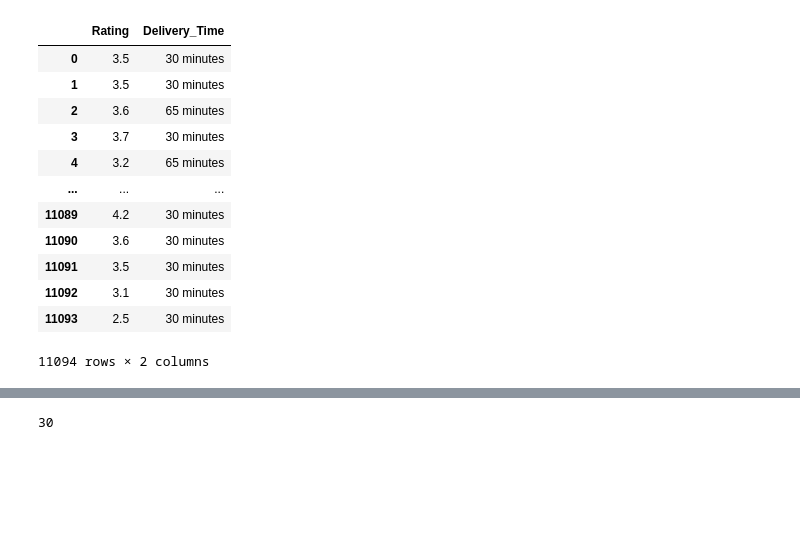
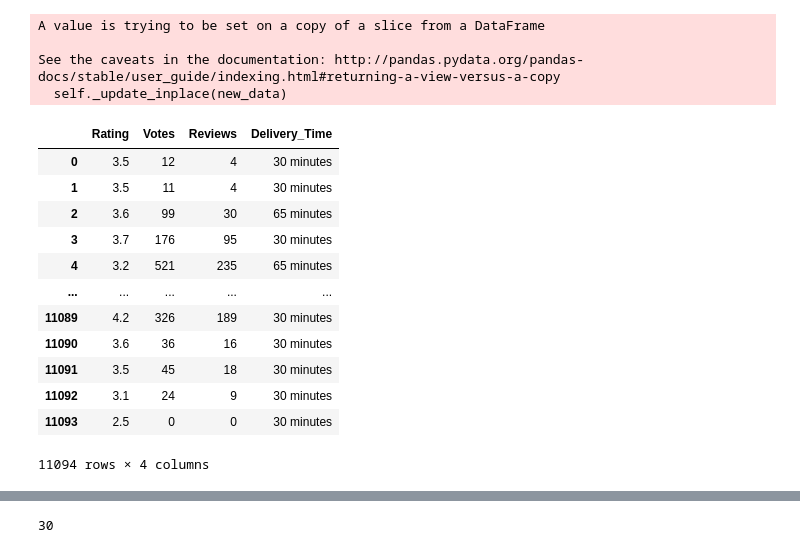
Before and after one commit to skhadirahmed/Colab, a Jupyter notebook: Food Delivery/MH_Food_delivery_time.ipynb, the cells around one changed output, grey strips where cells are left out. Drawn from its saved outputs; the diff is of its cells as text; code cells hidden in the pictures; blank space fills up the shorter version.

```diff
--- a/Food Delivery/MH_Food_delivery_time.ipynb
+++ b/Food Delivery/MH_Food_delivery_time.ipynb
@@ -27,4 +37,4 @@ X = Data_Train.copy()
 # %%
-X.dropna(axis=0,subset=['Delivery_Time'],inplace=True)
-y= X.Delivery_Time
-X.drop(['Delivery_Time'],axis=1,inplace=True)
+#X.dropna(axis=0,subset=['Delivery_Time'],inplace=True)  #Dropping any rows with the predicting feature empty/NaN
+#y= X.Delivery_Time  #Setting the predicting feature
+#X.drop(['Delivery_Time'],axis=1,inplace=True) #Removing the Predicting feature from X
@@ -69,19 +67,26 @@ Name: Delivery_Time, Length: 11094, dtype: object
 # %%
-X_rating = X_rating.replace(["NEW","-","Opening Soon",'Temporarily Closed'],2.5)
+X_f.Rating.replace(["NEW","-","Opening Soon",'Temporarily Closed'],2.5,inplace=True)
+X_f.Votes.replace(["-"],0,inplace=True)
+X_f.Reviews.replace(["-"],0,inplace=True)
+# %% [output]
+A value is trying to be set on a copy of a slice from a DataFrame
+
+See the caveats in the documentation: http://pandas.pydata.org/pandas-docs/stable/user_guide/indexing.html#returning-a-view-versus-a-copy
+  self._update_inplace(new_data)
-# %%
-X_rating
-# %% [output]
-|  | Rating | Delivery_Time |
-| 0 | 3.5 | 30 minutes |
-| 1 | 3.5 | 30 minutes |
-| 2 | 3.6 | 65 minutes |
-| 3 | 3.7 | 30 minutes |
-| 4 | 3.2 | 65 minutes |
-| ... | ... | ... |
-| 11089 | 4.2 | 30 minutes |
-| 11090 | 3.6 | 30 minutes |
-| 11091 | 3.5 | 30 minutes |
-| 11092 | 3.1 | 30 minutes |
-| 11093 | 2.5 | 30 minutes |
-11094 rows × 2 columns
+# %%
+X_f
+# %% [output]
+|  | Rating | Votes | Reviews | Delivery_Time |
+| 0 | 3.5 | 12 | 4 | 30 minutes |
+| 1 | 3.5 | 11 | 4 | 30 minutes |
+| 2 | 3.6 | 99 | 30 | 65 minutes |
+| 3 | 3.7 | 176 | 95 | 30 minutes |
+| 4 | 3.2 | 521 | 235 | 65 minutes |
+| ... | ... | ... | ... | ... |
+| 11089 | 4.2 | 326 | 189 | 30 minutes |
+| 11090 | 3.6 | 36 | 16 | 30 minutes |
+| 11091 | 3.5 | 45 | 18 | 30 minutes |
+| 11092 | 3.1 | 24 | 9 | 30 minutes |
+| 11093 | 2.5 | 0 | 0 | 30 minutes |
+11094 rows × 4 columns
 # %%
```
Also changed, not shown: parts of 54 cells of this notebook.
